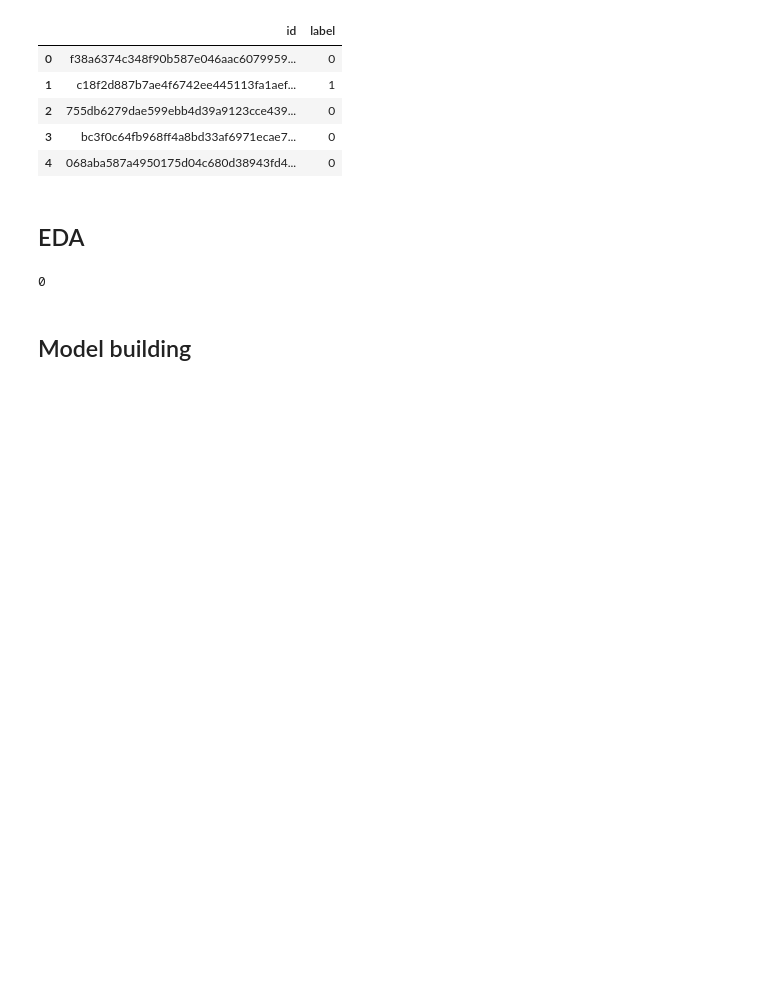
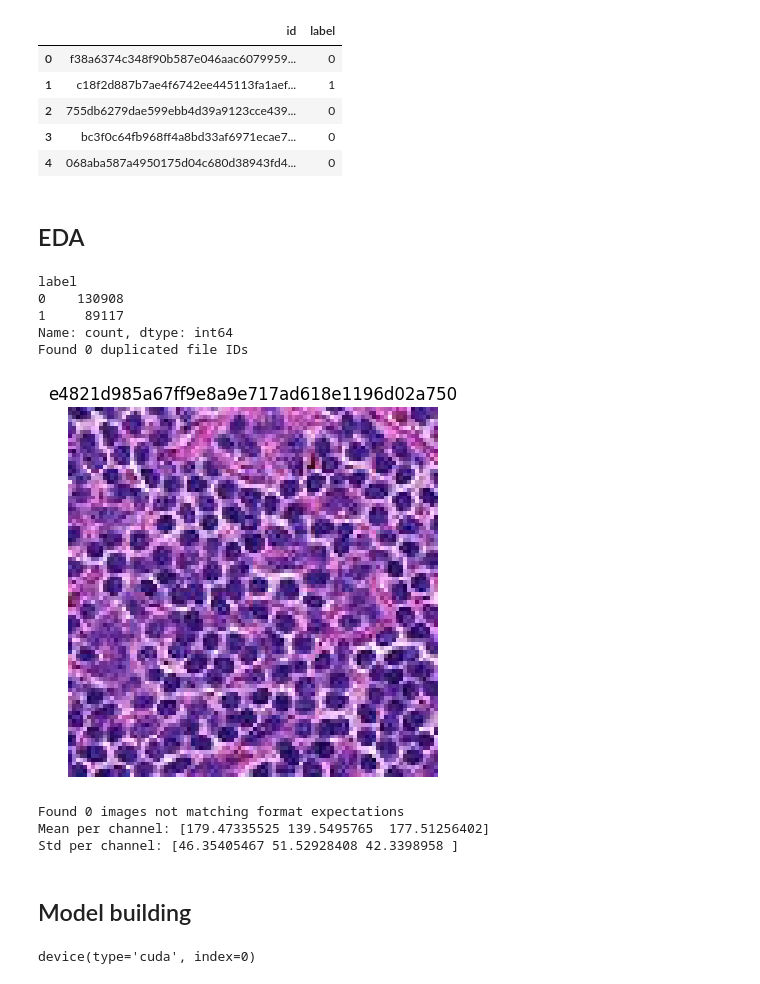
Before and after one commit to RahulCheen/histopathologic-cancer-detection, a Jupyter notebook: main.ipynb, the cells around one changed output. Drawn from its saved outputs; the diff is of its cells as text; code cells hidden in the pictures; blank space fills up the shorter version.

Commit message:
Finished model
Finished building, training, and evaluating model. Just need to write report.

```diff
--- a/main.ipynb
+++ b/main.ipynb
@@ -28,40 +31,104 @@ train_labels.head()
 # Checking for class imbalance in training data labels
 print(train_labels['label'].value_counts())
 duplicate_ids = train_labels.duplicated(subset='id').sum()
 print(f'Found {duplicate_ids} duplicated file IDs')
 
+def read_image(image_id: str):
+    path = os.path.join('train', f'{image_id}.tif')
+    img = tiff.imread(path)
+    return img
+
 # Test image reading
 def show_image(image_id: str) -> None:
-    path = os.path.join('train', f'{image_id}.tif')
-    img = tiff.imread(path)
+    img = read_image(image_id)
     plt.imshow(img)
     plt.axis('off')
     plt.title(image_id)
     plt.show()
 
 sample_images = train_labels.sample(n=1000)
 
 show_image(sample_images.iloc[100]['id'])
 
 # Check for corrupt or files not matching expectations
 bad_files = []
 for image_id in sample_images['id']:
     try:
-        img = tiff.imread(os.path.join('train', f'{image_id}.tif'))
+        img = read_image(image_id)
         assert img.shape == (96, 96, 3)
     except Exception as e:
         print(f'image {image_id} does not match format expectations.')
         bad_files.append(image_id)
 
 print(f'Found {len(bad_files)} images not matching format expectations')
 
+# Check for color channel bias
+means = []
+stds = []
 
+for image_id in sample_images['id']:
+    img = read_image(image_id)
+    means.append(np.mean(img, axis=(0, 1)))
+    stds.append(np.std(img, axis=(0, 1)))
 
-
-
-
-del sample_images
+mean = np.mean(means, axis=0)
+std = np.mean(stds, axis=0)
+print('Mean per channel:', mean)
+print('Std per channel:', std)
 # %% [output]
-0
+label
+0    130908
+1     89117
+Name: count, dtype: int64
+Found 0 duplicated file IDs
+[figure, added]
+Found 0 images not matching format expectations
+Mean per channel: [179.47335525 139.5495765  177.51256402]
+Std per channel: [46.35405467 51.52928408 42.3398958 ]
 # %% [markdown]
 ## Model building
+# %%
+class CancerClassifierCNN(nn.Module):
+    def __init__(self, num_classes=2):
+        super(CancerClassifierCNN, self).__init__()
+
+        # define [conv, conv, pool] block structure
+        def conv_block(in_channels, out_channels):
+            return nn.Sequential(
+                nn.Conv2d(in_channels, out_channels, kernel_size=3, padding=1),
+                nn.BatchNorm2d(out_channels),
+                nn.PReLU(),
+                nn.Conv2d(out_channels, out_channels, kernel_size=3, padding=1),
+                nn.BatchNorm2d(out_channels),
+                nn.PReLU(),
+                nn.MaxPool2d(kernel_size=2)
+            )
+
+        self.block1 = conv_block(3, 32)     # output: (32, 48, 48)
+        self.block2 = conv_block(32, 64)    # output: (64, 24, 24)
+        self.block3 = conv_block(64, 128)   # output: (128, 12, 12)
+        self.block4 = conv_block(128, 256)  # output: (256, 6, 6)
+
+        self.gap = nn.AdaptiveAvgPool2d(1)  # output: (256, 1, 1)
+        self.classifier = nn.Sequential(
+            nn.Flatten(),                 # -> (B, 256)
+            nn.Linear(256, 128),
+            nn.PReLU(),
+            nn.Dropout(p=0.5),
+            nn.Linear(128, num_classes)
+        )
+
+    def forward(self, x):
+        x = self.block1(x)
+        x = self.block2(x)
+        x = self.block3(x)
+        x = self.block4(x)
+        x = self.gap(x)
+        x = self.classifier(x)
+
+        return x
+
+model = CancerClassifierCNN()
+next(model.parameters()).device # Double check that it's using my GPU
+# %% [output]
+device(type='cuda', index=0)
```
Also changed, not shown: parts of 7 cells of this notebook, 1 other file.
